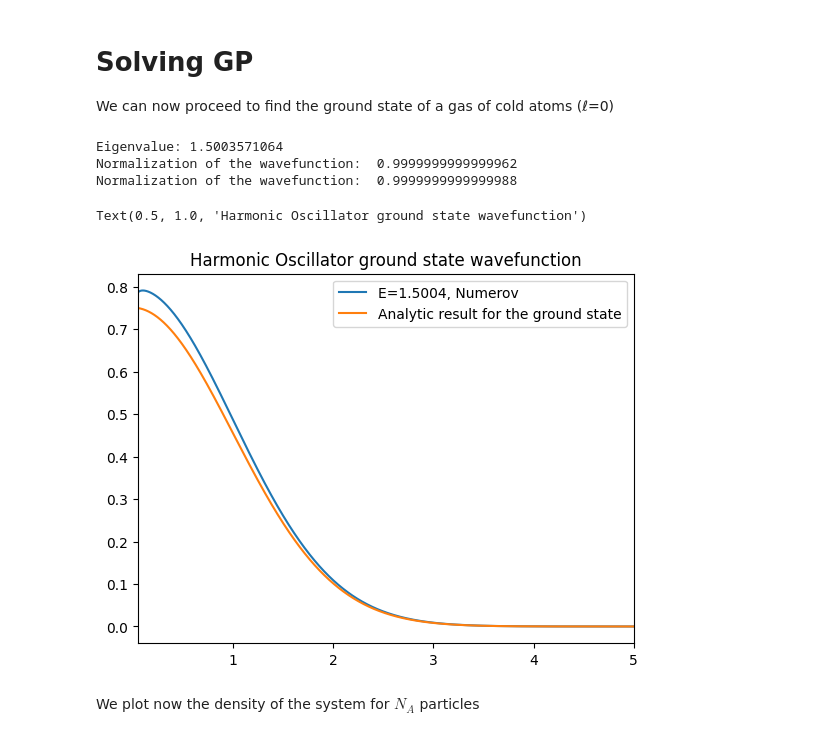
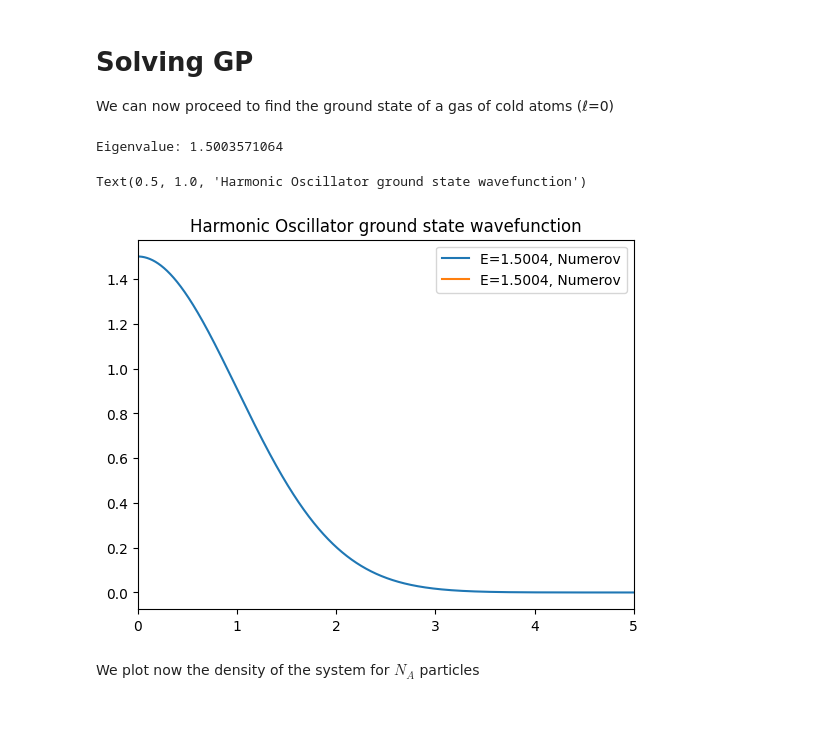
Before and after one commit to marcobeIIa/computational_physics, a Jupyter notebook: homework3/MFA_Lusvardi_Bella_Parolini.ipynb, the cells around one changed output. Cells and saved outputs as stored; diff of their text form; code cells hidden in the pictures.

```diff
--- a/homework3/MFA_Lusvardi_Bella_Parolini.ipynb
+++ b/homework3/MFA_Lusvardi_Bella_Parolini.ipynb
@@ -237,20 +237,15 @@ eigenvalue, eigenfunction = GP(E,r,N,v,h)
 # %%
 print(f"Eigenvalue: {float(eigenvalues[0]):.10f}")
-print("Normalization of the wavefunction: ", sum(np.abs(eigenfunction[0])**2 * h))
-print("Normalization of the wavefunction: ", sum(np.abs(normalization(eigenfunction[0]/(r),h)**2 * h)))
 # %% [output]
 Eigenvalue: 1.5003571064
-Normalization of the wavefunction:  0.9999999999999962
-Normalization of the wavefunction:  0.9999999999999988
-# %%
-plt.plot(r,np.pi**(-0.25)*normalization(eigenfunction[0]/r,h),label=f"E={float(eigenvalues[0]):.4f}, Numerov") #still normalized??
-plt.plot(r,np.pi**(-0.25)*np.exp(-0.5*np.array(r)**2),label='Analytic result for the ground state')
-plt.xlim(0.05,5)
-plt.legend()
-plt.title('Harmonic Oscillator ground state wavefunction')
-# %% [output]
-Text(0.5, 1.0, 'Harmonic Oscillator ground state wavefunction')
-[figure, removed]
+# %%
+plt.plot(r,eigenfunction[0]/r,h,label=f"E={float(eigenvalues[0]):.4f}, Numerov")
+plt.xlim(0,5)
+plt.legend()
+plt.title('Harmonic Oscillator ground state wavefunction')
+# %% [output]
+Text(0.5, 1.0, 'Harmonic Oscillator ground state wavefunction')
+[figure, added]
 # %% [markdown]
 We plot now the density of the system for $N_A$ particles
 # %%
```
Also changed, not shown: parts of 11 cells of this notebook.
